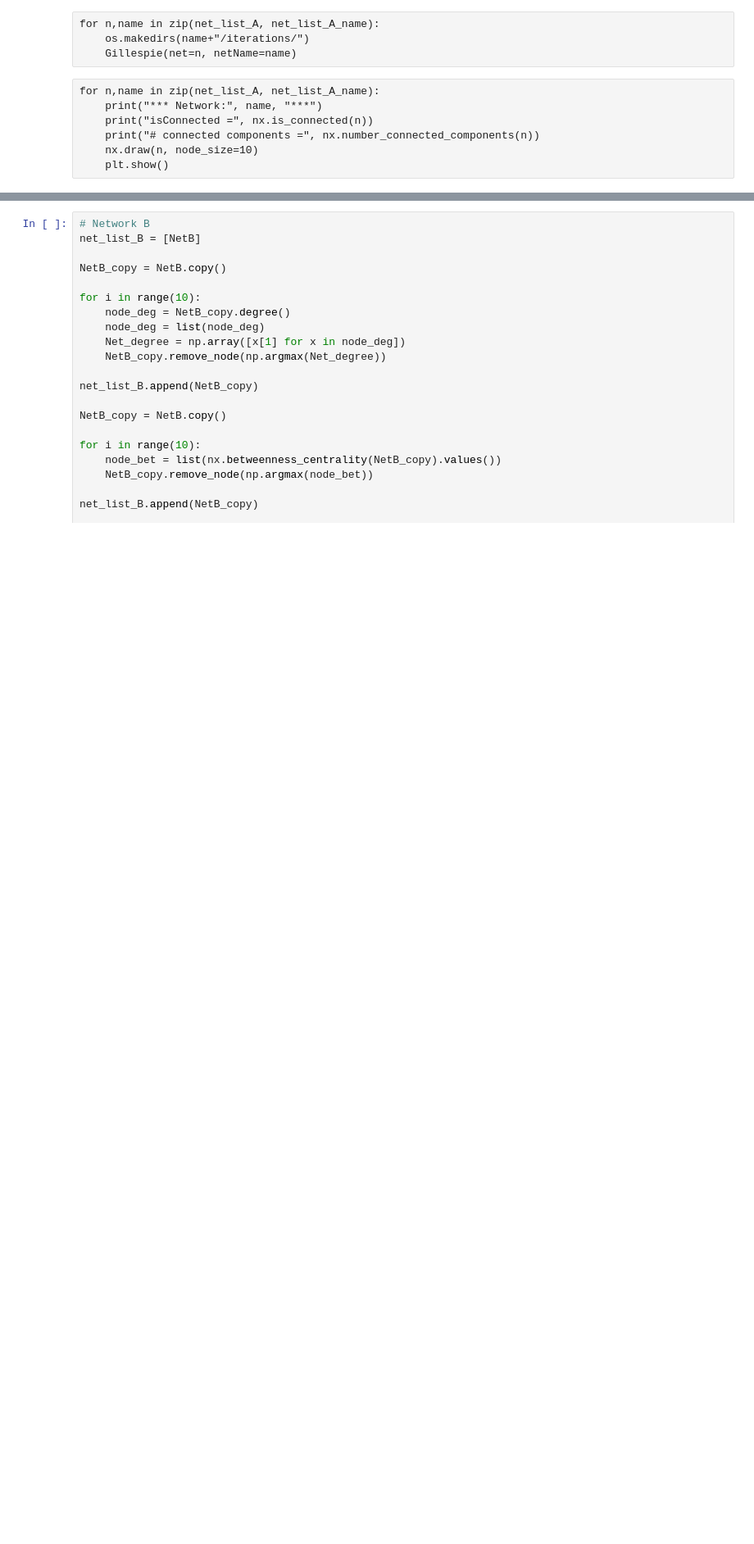
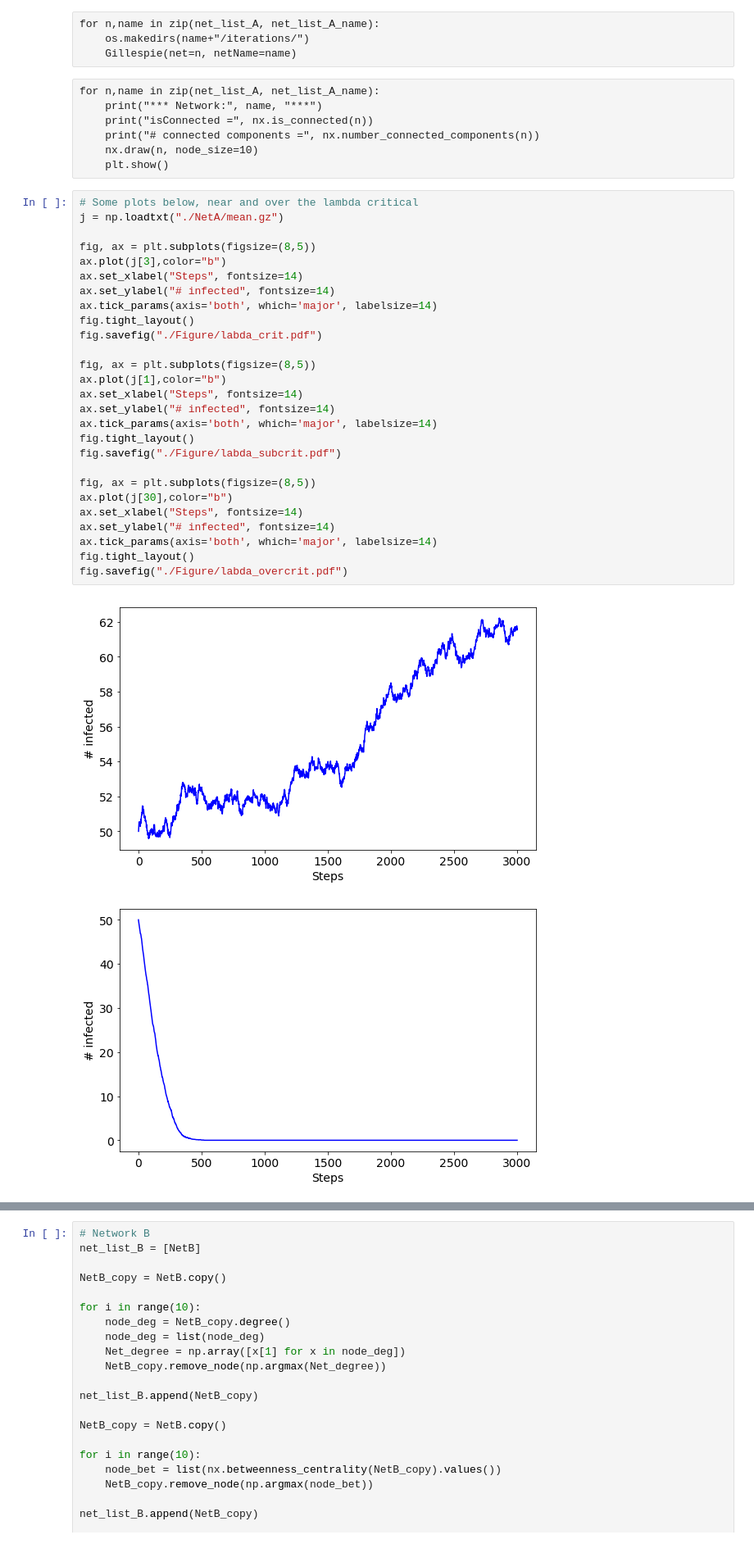
Before and after one commit to Agos95/ComplexSyst, a Jupyter notebook: 02/Agostini_Federico_code2.ipynb, the cells around one changed output, grey strips where cells are left out. Shown at 82% size. Saved outputs shown, nothing was run; the diff lists cells and outputs as text; blank space fills up the shorter version.

```diff
--- a/02/Agostini_Federico_code2.ipynb
+++ b/02/Agostini_Federico_code2.ipynb
@@ -304,3 +316,33 @@ for n,name in zip(net_list_A, net_list_A_name):
     print("# connected components =", nx.number_connected_components(n))
     nx.draw(n, node_size=10)
     plt.show()
+# %%
+# Some plots below, near and over the lambda critical
+j = np.loadtxt("./NetA/mean.gz")
+
+fig, ax = plt.subplots(figsize=(8,5))
+ax.plot(j[3],color="b")
+ax.set_xlabel("Steps", fontsize=14)
+ax.set_ylabel("# infected", fontsize=14)
+ax.tick_params(axis='both', which='major', labelsize=14)
+fig.tight_layout()
+fig.savefig("./Figure/labda_crit.pdf")
+
+fig, ax = plt.subplots(figsize=(8,5))
+ax.plot(j[1],color="b")
+ax.set_xlabel("Steps", fontsize=14)
+ax.set_ylabel("# infected", fontsize=14)
+ax.tick_params(axis='both', which='major', labelsize=14)
+fig.tight_layout()
+fig.savefig("./Figure/labda_subcrit.pdf")
+
+fig, ax = plt.subplots(figsize=(8,5))
+ax.plot(j[30],color="b")
+ax.set_xlabel("Steps", fontsize=14)
+ax.set_ylabel("# infected", fontsize=14)
+ax.tick_params(axis='both', which='major', labelsize=14)
+fig.tight_layout()
+fig.savefig("./Figure/labda_overcrit.pdf")
+# %% [output]
+[figure, added]
+[figure, added]
```
Also changed, not shown: parts of 19 cells of this notebook, 4 other files.
